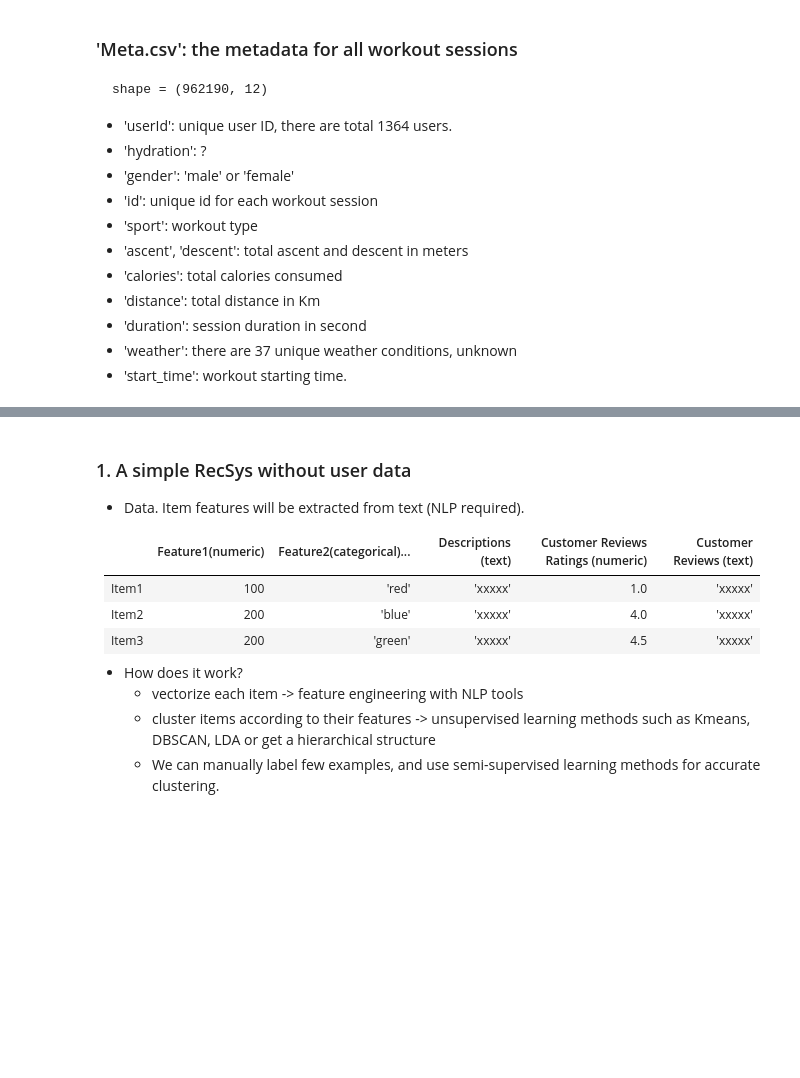
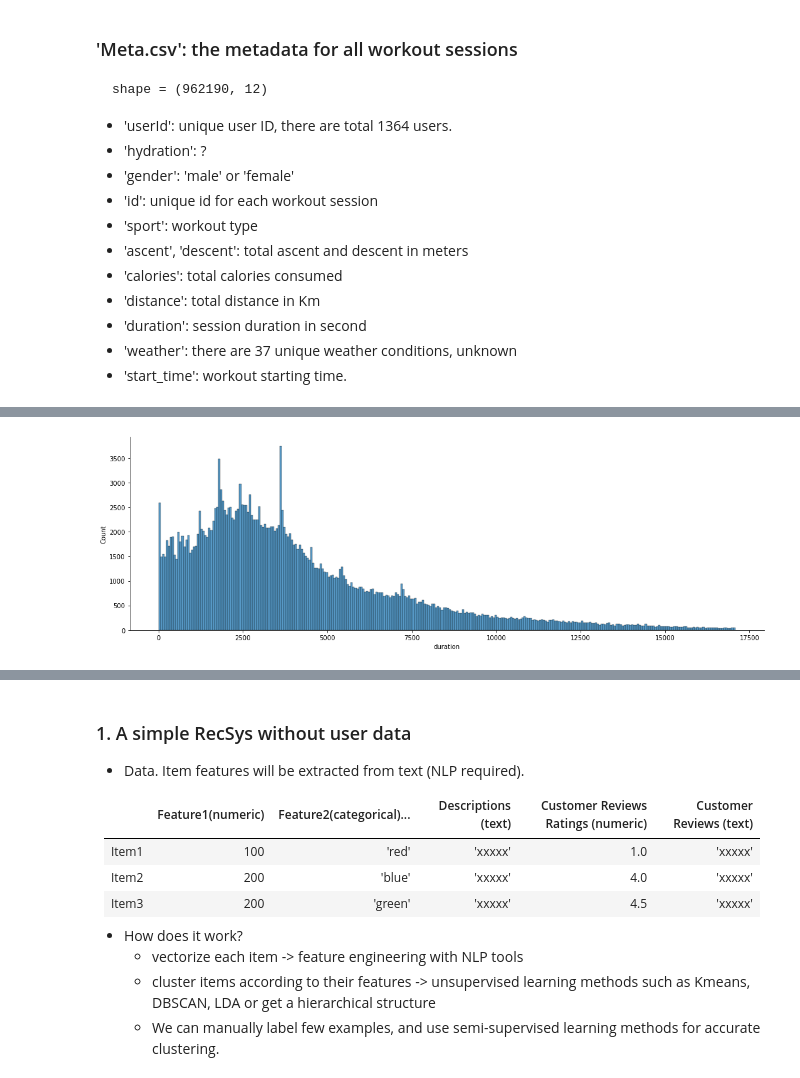
Before and after one commit to wangjing0/RS, a Jupyter notebook: NOTES.ipynb, the cells around one changed output, grey strips where cells are left out. Cells and saved outputs as stored; diff of their text form; code cells hidden in the pictures; blank space fills up the shorter version.

```diff
--- a/NOTES.ipynb
+++ b/NOTES.ipynb
@@ -74,0 +239,5 @@ df.head()
+# %%
+df_duration = remove_outliers(df.duration)
+sns.displot(df_duration, kind = 'hist',bins=300, height=5, aspect=3);
+# %% [output]
+[figure, added]
```
Also changed, not shown: parts of 31 cells of this notebook.
